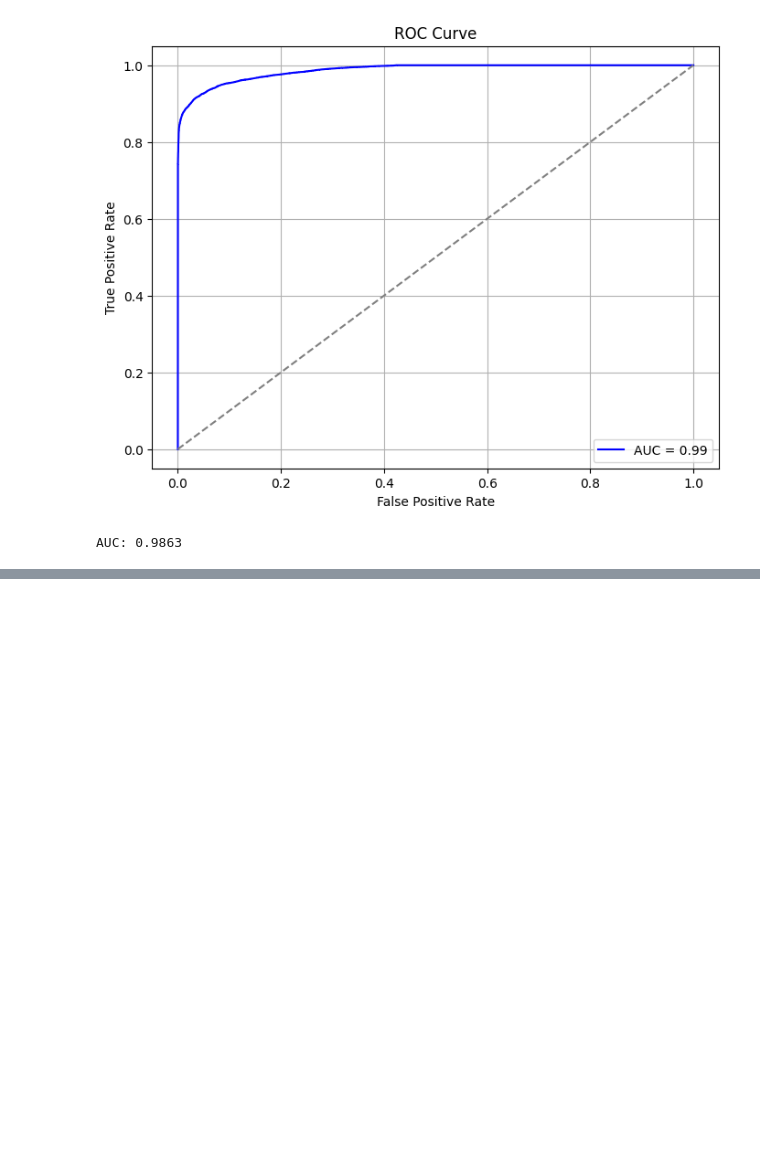
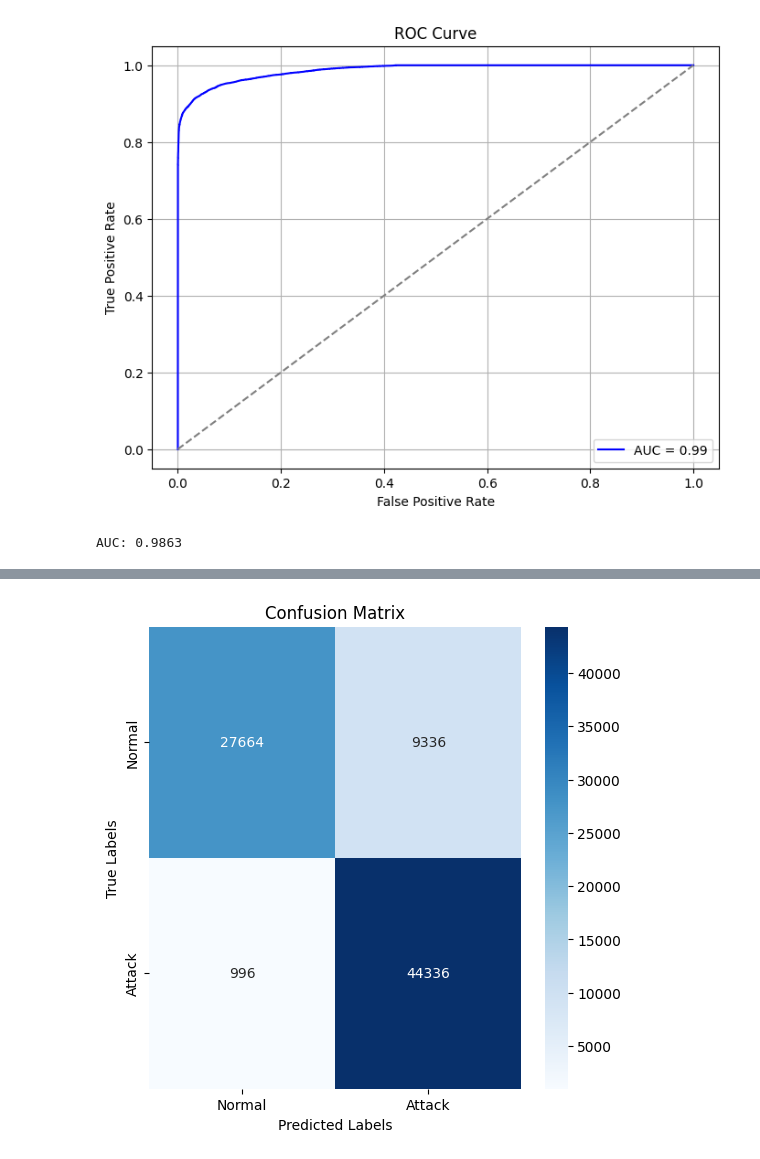
Before and after one commit to otuemre/vigiNIDS, a Jupyter notebook: src/notebooks/04_Modeling.ipynb, the cells around one changed output, grey strips where cells are left out. Saved outputs shown, nothing was run; the diff lists cells and outputs as text; code cells hidden in the pictures; blank space fills up the shorter version.

Commit message:
Add TabNet model, update requirements.txt, and update version_val.py

```diff
--- a/src/notebooks/04_Modeling.ipynb
+++ b/src/notebooks/04_Modeling.ipynb
@@ -312,0 +315,7 @@ AUC: 0.9863
+# %%
+# Convert boolean to int
+train_bool_columns = X_train.select_dtypes(include=["bool"]).columns
+test_bool_columns = X_test.select_dtypes(include=["bool"]).columns
+
+X_train[train_bool_columns] = X_train[train_bool_columns].astype(int)
+X_test[test_bool_columns] = X_test[test_bool_columns].astype(int)
@@ -312,0 +330,13 @@ AUC: 0.9863
+# %%
+from pytorch_tabnet.tab_model import TabNetClassifier
+import numpy as np
+
+# Convert data to tensors
+X_train_np = X_train.values.astype("float32")  # Ensure float32 dtype
+y_train_np = y_train.values.astype("int64")  # Ensure int64 dtype
+
+X_test_np = X_test.values.astype("float32")
+y_test_np = y_test.values.astype("int64")
+
+tabnet_model = TabNetClassifier(device_name="cuda")
+tabnet_model.fit(X_train_np, y_train_np, eval_set=[(X_test_np, y_test_np)])
@@ -312,0 +361,3 @@ AUC: 0.9863
+# %%
+y_pred = tabnet_model.predict(X_test_np)
+y_proba = tabnet_model.predict_proba(X_test_np)[:, 1]
@@ -312,0 +377,5 @@ AUC: 0.9863
+# %%
+# Plot the confusion matrix
+plot_confusion_matrix(y_test_np, y_pred, class_names=["Normal", "Attack"])
+# %% [output]
+[figure, added]
```
Also changed, not shown: parts of 13 cells of this notebook, 2 other files.
